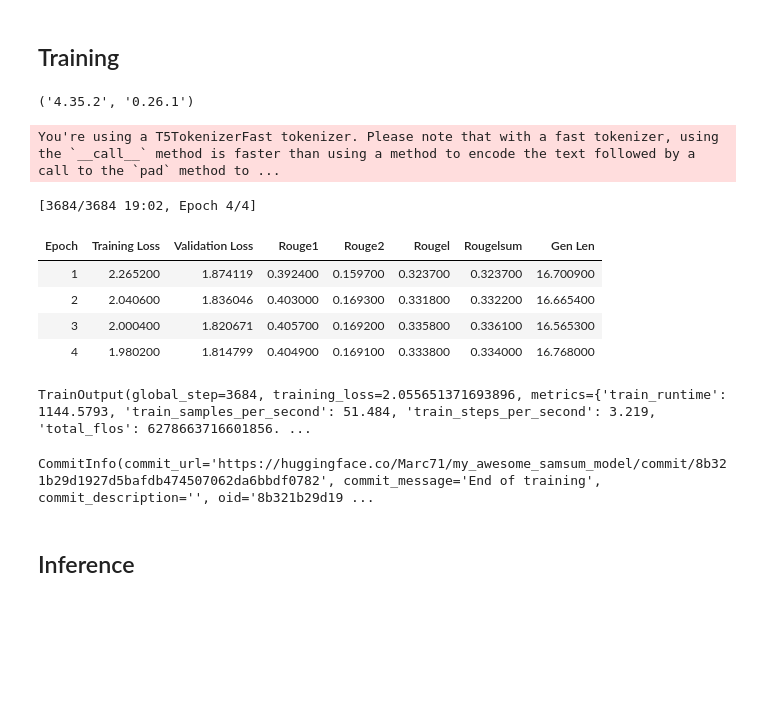
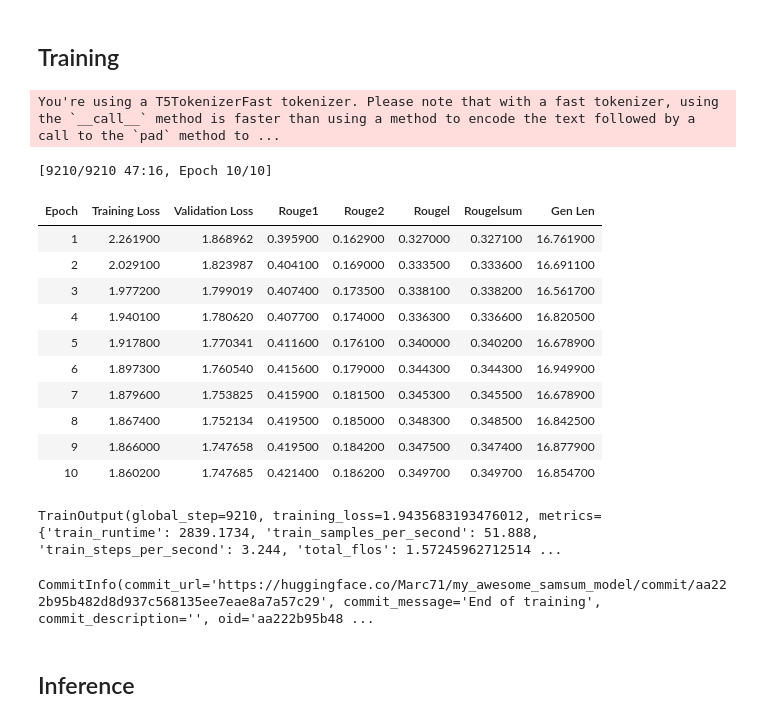
Before and after one commit to marc1971/Assignement-Module4-CAS-NLP, a Jupyter notebook: sumarization.ipynb, the cells around one changed output. Drawn from its saved outputs; the diff is of its cells as text; code cells hidden in the pictures; blank space fills up the shorter version.

```diff
--- a/sumarization.ipynb
+++ b/sumarization.ipynb
@@ -55,7 +60,7 @@ def preprocess_function(examples):
     inputs = [prefix + doc for doc in examples["dialogue"]]
     model_inputs = tokenizer(inputs, max_length=1024, truncation=True)
 
-    labels = tokenizer(text_target=examples["summary"], max_length=128, truncation=True)
+    labels = tokenizer(text_target=examples["summary"], max_length=124, truncation=True)
 
     model_inputs["labels"] = labels["input_ids"]
     return model_inputs
@@ -93,52 +126,51 @@ def compute_metrics(eval_pred):
 from transformers import AutoModelForSeq2SeqLM, Seq2SeqTrainingArguments, Seq2SeqTrainer
 
 model = AutoModelForSeq2SeqLM.from_pretrained(checkpoint)
-# %%
-import accelerate
-import transformers
-
-transformers.__version__, accelerate.__version__
-# %% [output]
-('4.35.2', '0.26.1')
 # %%
 training_args = Seq2SeqTrainingArguments(
     output_dir="my_awesome_samsum_model",
     evaluation_strategy="epoch",
     learning_rate=2e-5,
     per_device_train_batch_size=16,
     per_device_eval_batch_size=16,
-    weight_decay=0.01,
+    weight_decay=0.05,
     save_total_limit=3,
-    num_train_epochs=4,
+    num_train_epochs=10,
     predict_with_generate=True,
     fp16=True,
     push_to_hub=True,
 )
 
 trainer = Seq2SeqTrainer(
     model=model,
     args=training_args,
     train_dataset=tokenized_samsum_train,
     eval_dataset=tokenized_samsum_test,
     tokenizer=tokenizer,
     data_collator=data_collator,
     compute_metrics=compute_metrics,
 )
 
 trainer.train()
 # %% [output]
 You're using a T5TokenizerFast tokenizer. Please note that with a fast tokenizer, using the `__call__` method is faster than using a method to encode the text followed by a call to the `pad` method to ...
-[3684/3684 19:02, Epoch 4/4]
+[9210/9210 47:16, Epoch 10/10]
 | Epoch | Training Loss | Validation Loss | Rouge1 | Rouge2 | Rougel | Rougelsum | Gen Len |
-| 1 | 2.265200 | 1.874119 | 0.392400 | 0.159700 | 0.323700 | 0.323700 | 16.700900 |
-| 2 | 2.040600 | 1.836046 | 0.403000 | 0.169300 | 0.331800 | 0.332200 | 16.665400 |
-| 3 | 2.000400 | 1.820671 | 0.405700 | 0.169200 | 0.335800 | 0.336100 | 16.565300 |
-| 4 | 1.980200 | 1.814799 | 0.404900 | 0.169100 | 0.333800 | 0.334000 | 16.768000 |
+| 1 | 2.261900 | 1.868962 | 0.395900 | 0.162900 | 0.327000 | 0.327100 | 16.761900 |
+| 2 | 2.029100 | 1.823987 | 0.404100 | 0.169000 | 0.333500 | 0.333600 | 16.691100 |
+| 3 | 1.977200 | 1.799019 | 0.407400 | 0.173500 | 0.338100 | 0.338200 | 16.561700 |
+| 4 | 1.940100 | 1.780620 | 0.407700 | 0.174000 | 0.336300 | 0.336600 | 16.820500 |
+| 5 | 1.917800 | 1.770341 | 0.411600 | 0.176100 | 0.340000 | 0.340200 | 16.678900 |
+| 6 | 1.897300 | 1.760540 | 0.415600 | 0.179000 | 0.344300 | 0.344300 | 16.949900 |
+| 7 | 1.879600 | 1.753825 | 0.415900 | 0.181500 | 0.345300 | 0.345500 | 16.678900 |
+| 8 | 1.867400 | 1.752134 | 0.419500 | 0.185000 | 0.348300 | 0.348500 | 16.842500 |
+| 9 | 1.866000 | 1.747658 | 0.419500 | 0.184200 | 0.347500 | 0.347400 | 16.877900 |
+| 10 | 1.860200 | 1.747685 | 0.421400 | 0.186200 | 0.349700 | 0.349700 | 16.854700 |
-TrainOutput(global_step=3684, training_loss=2.055651371693896, metrics={'train_runtime': 1144.5793, 'train_samples_per_second': 51.484, 'train_steps_per_second': 3.219, 'total_flos': 6278663716601856. ...
+TrainOutput(global_step=9210, training_loss=1.9435683193476012, metrics={'train_runtime': 2839.1734, 'train_samples_per_second': 51.888, 'train_steps_per_second': 3.244, 'total_flos': 1.57245962712514 ...
 # %%
 trainer.push_to_hub()
 # %% [output]
-CommitInfo(commit_url='https://huggingface.co/Marc71/my_awesome_samsum_model/commit/8b321b29d1927d5bafdb474507062da6bbdf0782', commit_message='End of training', commit_description='', oid='8b321b29d19 ...
+CommitInfo(commit_url='https://huggingface.co/Marc71/my_awesome_samsum_model/commit/aa222b95b482d8d937c568135ee7eae8a7a57c29', commit_message='End of training', commit_description='', oid='aa222b95b48 ...
 # %% [markdown]
 ## Inference
 # %%
```
Also changed, not shown: parts of 19 cells of this notebook.
